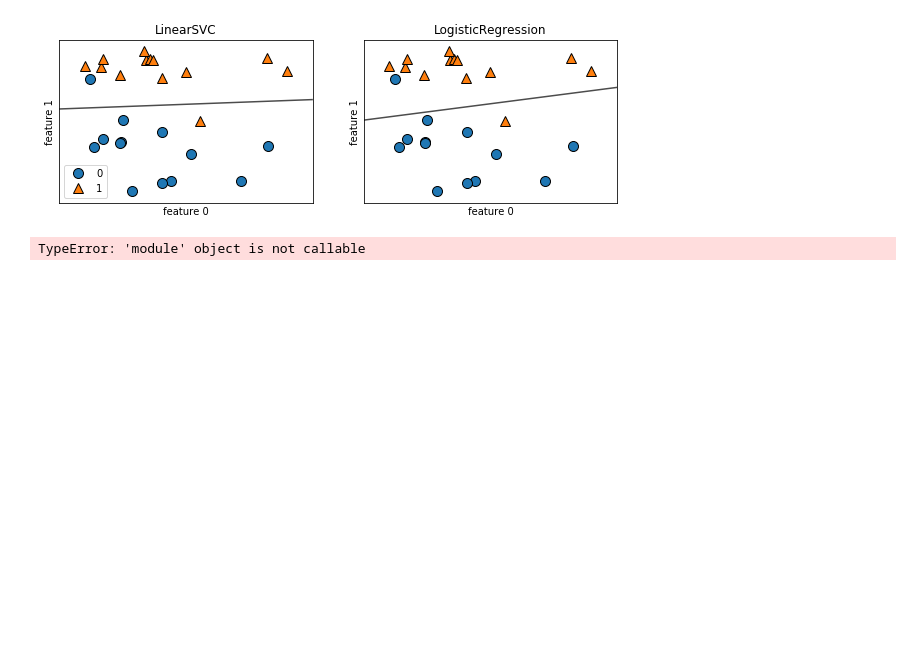
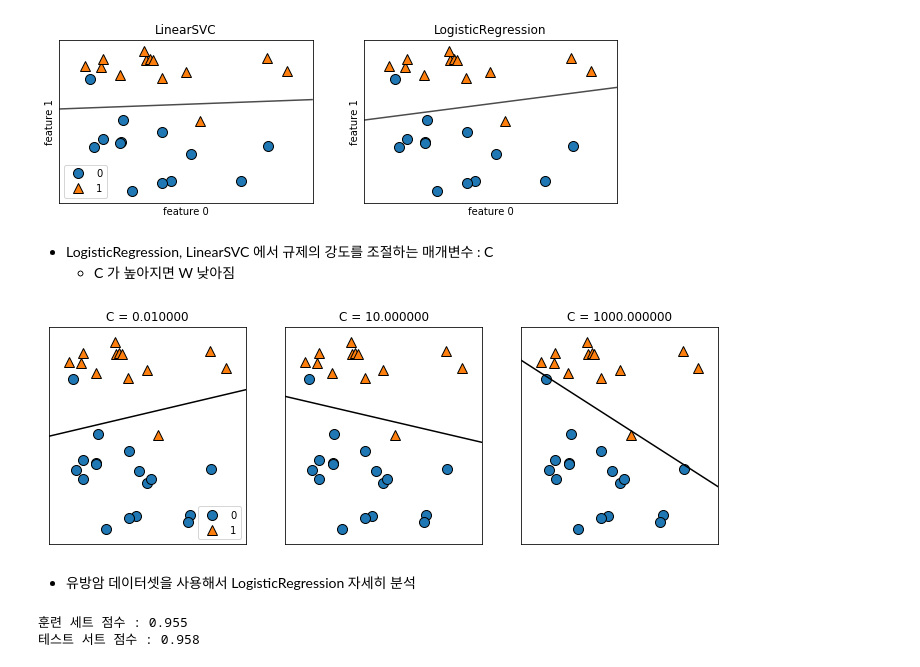
Before and after one commit to sooooner/ML_whit_python, a Jupyter notebook: ML_with_python_CH2_linear.ipynb, the cells around one changed output. Drawn from its saved outputs; the diff is of its cells as text; code cells hidden in the pictures; blank space fills up the shorter version.

```diff
--- a/ML_with_python_CH2_linear.ipynb
+++ b/ML_with_python_CH2_linear.ipynb
@@ -212,7 +212,23 @@ axes[0].legend()
 # %% [output]
 <matplotlib.legend.Legend at 0x...>
 [figure]
+# %% [markdown]
++ LogisticRegression, LinearSVC 에서 규제의 강도를 조절하는 매개변수 : C
+  + C 가 높아지면 W 낮아짐
 # %%
-mglearn.plot_linear_svc_regularization()
+mglearn.plots.plot_linear_svc_regularization()
 # %% [output]
-TypeError: 'module' object is not callable
+[figure, added]
+# %% [markdown]
++ 유방암 데이터셋을 사용해서 LogisticRegression 자세히 분석
+# %%
+from sklearn.datasets import load_breast_cancer
+
+cancer = load_breast_cancer()
+X_train, X_test, y_train, y_test = train_test_split(cancer.data, cancer.target, stratify=cancer.target, random_state=42)
+logreg = LogisticRegression().fit(X_train, y_train)
+print('훈련 세트 점수 : {:.3f}'.format(logreg.score(X_train, y_train)))
+print('테스트 서트 점수 : {:.3f}'.format(logreg.score(X_test, y_test)))
+# %% [output]
+훈련 세트 점수 : 0.955
+테스트 서트 점수 : 0.958
```
